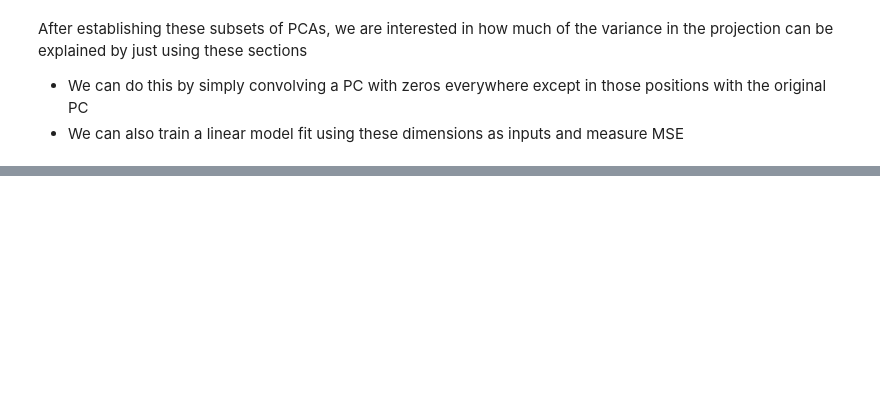
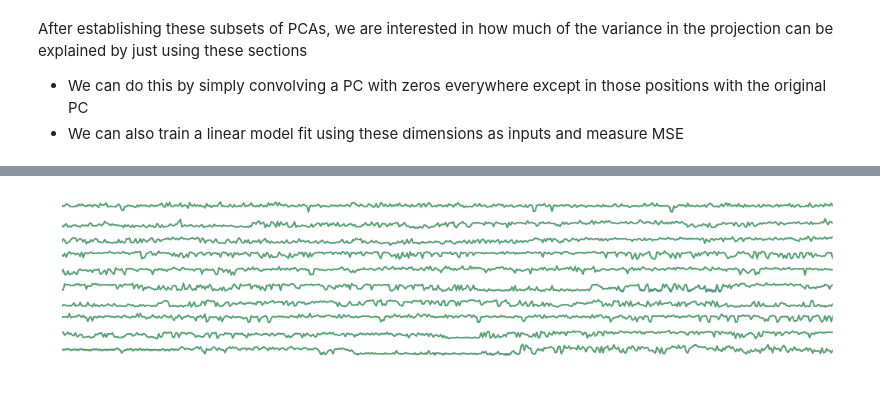
Before and after one commit to fluongo/python-notebooks, a Jupyter notebook: 3_26_15_Vikaas_proj_variance_discussion.ipynb, the cells around one changed output, grey strips where cells are left out. Drawn from its saved outputs; the diff is of its cells as text; code cells hidden in the pictures; blank space fills up the shorter version.

```diff
--- a/3_26_15_Vikaas_proj_variance_discussion.ipynb
+++ b/3_26_15_Vikaas_proj_variance_discussion.ipynb
@@ -167,0 +116,98 @@ plot is for EC63b and for PC number 0 in the theta BAND
+# %%
+
+def generate_R_singles(patientID, PCrank, band):
+    # patientID: Just input the patient ID
+    # PCrank: Which PC to plot
+    # BAND: and what frequency band
+    pc_data, coh_data, refNames = load_data(patientID)
+    pc = pc_data['pc'][band]
+    cohs = coh_data[band]
+
+
+    all_R = []
+    all_R2 = []
+
+
+    pcComp = pc_data['comps']['pc'][band][:,:,PCrank]
+    for i in range(pcComp.shape[0]):
+        for j in range(i,pcComp.shape[0]):
+            template = np.zeros_like(pcComp); template[i,j] = 1; template[j,i] = 1;
+            subPC = pcComp*template
+            curr_projection = np.dot(subPC.ravel(),cohs.reshape(cohs.shape[0]*cohs.shape[1], cohs.shape[2])); # Making the projection of the subPC onto the full
+            all_R2.append(rsquared(compute_zscore(curr_projection), compute_zscore(pc[PCrank,:])))
+            # Compute the R without square
+            all_R.append(rsquared(compute_zscore(curr_projection), compute_zscore(pc[PCrank,:]), nosquare = True))
+            #print 'R Squared value is ..... ' + str(all_R2[-1])
+    print 'plot is for ' + patientID + ' and for PC number ' + str(PCrank) + ' in the ' + band + ' BAND'
+
+    return all_R2, all_R
+
+def generate_R_example(patientID, PCrank, band):
+    # patientID: Just input the patient ID
+    # PCrank: Which PC to plot
+    # BAND: and what frequency band
+    pc_data, coh_data, refNames = load_data(patientID)
+    pc = pc_data['pc'][band]
+    cohs = coh_data[band]
+    thresh = 3 #How many standard deviations above to set the threshold
+
+    f = plt.figure(figsize = [18, 4])
+
+    template = np.zeros_like(cohs[:,:,0])
+    for i in range(cohs.shape[0]):
+        for j in range(i,cohs.shape[0]):
+            x = compute_zscore(cohs[i,j,:])
+            y = compute_zscore(pc[PCrank,:])
+            template[i,j] = rsquared(x , y)
+            template[j,i] = template[i,j]
+
+    compounded = pc_data['comps']['pc'][band][:,:,PCrank]*template
+    subPC = compounded*(np.round(np.abs(compounded)) >= thresh*np.std(compounded.ravel())) # Thresholding step
+    curr_projection = np.dot(subPC.ravel(),cohs.reshape(cohs.shape[0]*cohs.shape[1], cohs.shape[2])); # Making the projection of the subPC onto the full
+
+    for kk in range(10):
+        plt.subplot(11,1,kk+1)
+        plt.plot(y) # Plotting the Zscored original projection
+        plt.plot(compute_zscore(curr_projection)); sns.despine(); plt.xlim([kk*3700, kk*3700 + 500]); plt.ylim([-3,3]);
+        plt.axis('off')
+
+    f = plt.figure(figsize = [18, 4])
+    plt.plot(y)
+    plt.plot(compute_zscore(curr_projection)); sns.despine(); plt.ylim([-6,6]);
+    plt.axis('off')
+
+
+    print 'plot is for ' + patientID + ' and for PC number ' + str(PCrank) + ' in the ' + band + ' BAND'
+    print 'R Squared value is ..... ' + str(rsquared(compute_zscore(curr_projection), y))
+    plt.figure()
+    plot_im(subPC, refNames)
+
+def plot_variance_v_R(patientID, PCrank, band):
+    # This function will make a plot of variance as a function of R or Rsquared for each individual patient, band, and PCrank
+    # patientID: Just input the patient ID
+    # PCrank: Which PC to plot
+    # BAND: and what frequency band
+    pc_data, coh_data, refNames = load_data(patientID)
+    pc = pc_data['pc'][band]
+    cohs = coh_data[band]
+
+    R2s, Rs = generate_R_singles(pID, 4, band)
+    # Calculate the variances corresponding to each R2s and Rs
+
+    variances = []
+
+    for i in range(pcComp.shape[0]):
+        for j in range(i,pcComp.shape[0]):
+            variances.append(np.var(compute_zscore(cohs[i,j,:])))
+
+    plt.scatter(variances, R2s)
+
+
+pID = 'EC63b'
+band = 'theta'
+
+generate_R_example(pID, 1, band)
+R2s, Rs = generate_R_singles(pID, 1, band)
+plt.figure()
+plt.hist(R2s, 20)
+# %% [output]
@@ -167,0 +227 @@ plot is for EC63b and for PC number 0 in the theta BAND
+[figure, added]
```
Also changed, not shown: parts of 27 cells of this notebook, 4 other files.
